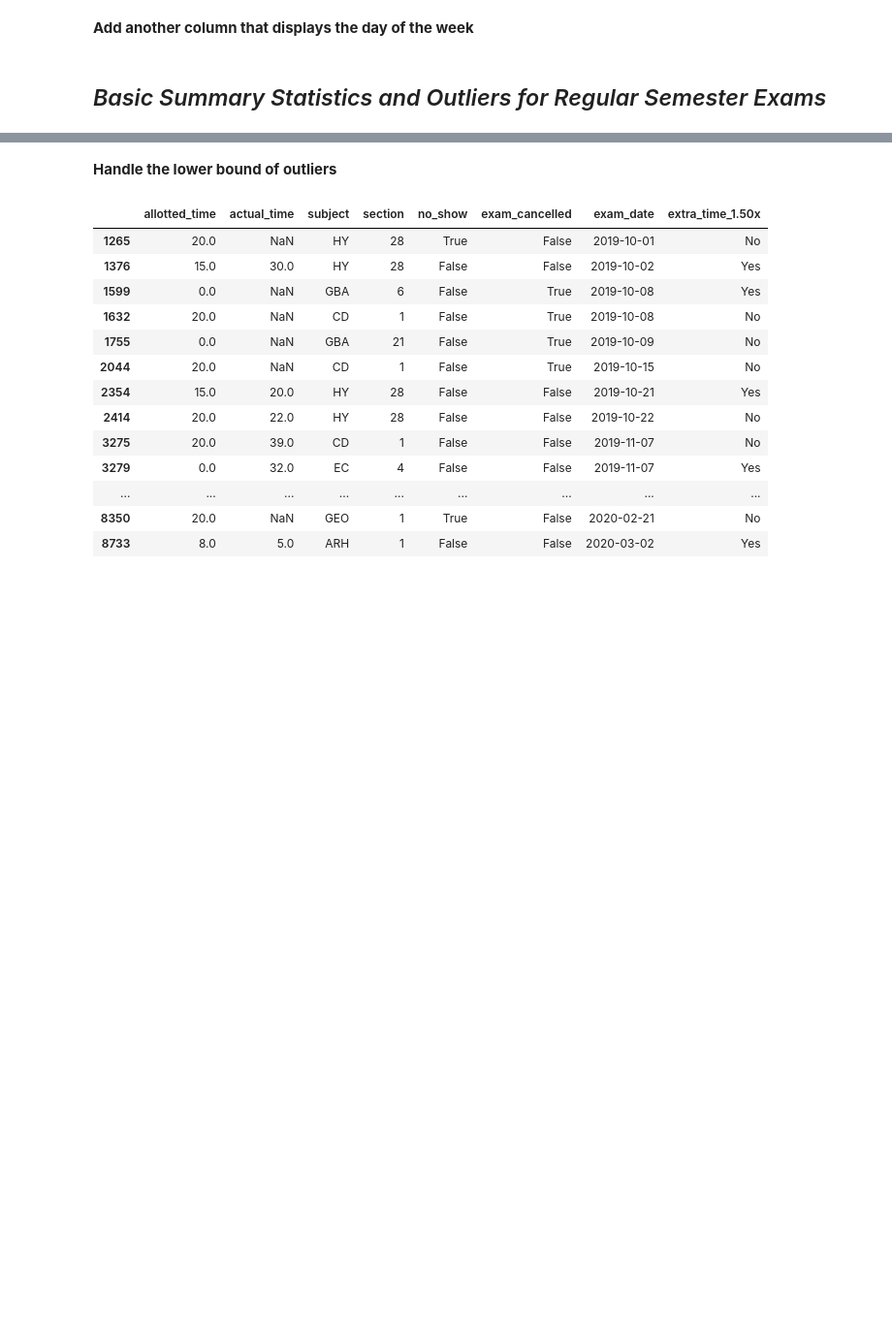
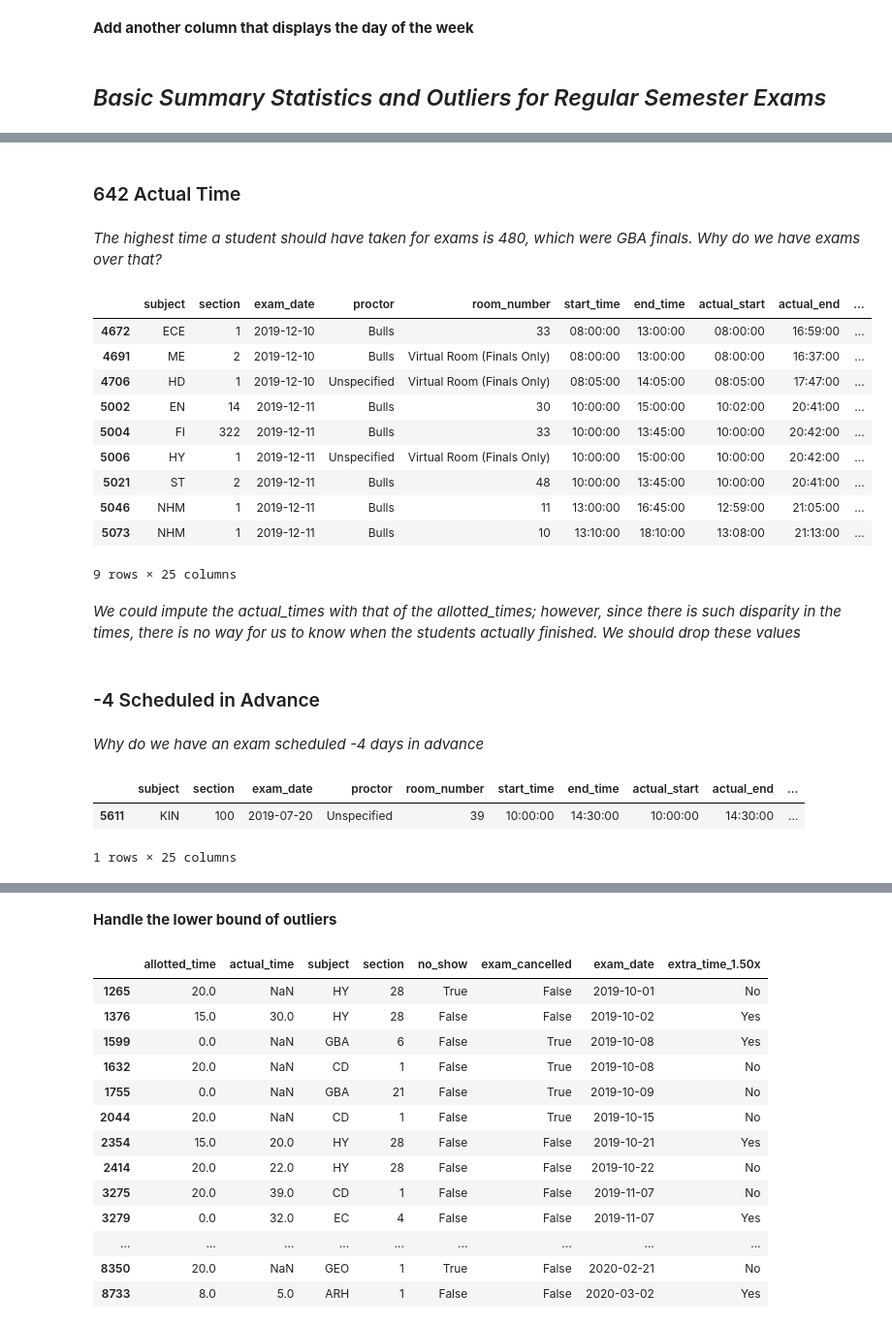
Before and after one commit to dihoxy/ODS-Test-Center-Project, a Jupyter notebook: Handling Outliers and Basic Exploratory Analysis.ipynb, the cells around one changed output, grey strips where cells are left out. Shown at 97% size. Drawn from its saved outputs; the diff is of its cells as text; code cells hidden in the pictures; blank space fills up the shorter version.

```diff
--- a/Handling Outliers and Basic Exploratory Analysis.ipynb
+++ b/Handling Outliers and Basic Exploratory Analysis.ipynb
@@ -133,0 +98,6 @@ ods['actual_time'].plot(kind='box', figsize=(10,10))
+# %%
+ods.loc[7064, ['allotted_time']] = 70
+ods.loc[8212, ['allotted_time']] = 70
+ods.loc[9229, ['allotted_time']] = 70
+ods.loc[10201, ['allotted_time']] = 70
+ods.loc[10343, ['allotted_time']] = 70
@@ -133,0 +126,28 @@ ods['actual_time'].plot(kind='box', figsize=(10,10))
+# %%
+ods.loc[4795, ['allotted_time']] = 300
+ods.loc[5693, ['allotted_time']] = 300
+ods.loc[5705, ['allotted_time']] = 300
+ods.loc[5736, ['allotted_time']] = 300
+ods.loc[6969, ['allotted_time']] = 300
+ods.drop(index=7643, inplace=True)
+ods.drop(index=9533, inplace=True)
+# %% [markdown]
+### 642 Actual Time
+# %% [markdown]
+*The highest time a student should have taken for exams is 480, which were GBA finals. Why do we have exams over that?*
+# %%
+ods[ods['actual_time'] > 480]
+# %% [output]
+|  | subject | section | exam_date | proctor | room_number | start_time | end_time | actual_start | actual_end | ... |
+| 4672 | ECE | 1 | 2019-12-10 | Bulls | 33 | 08:00:00 | 13:00:00 | 08:00:00 | 16:59:00 | ... |
+| 4691 | ME | 2 | 2019-12-10 | Bulls | Virtual Room (Finals Only) | 08:00:00 | 13:00:00 | 08:00:00 | 16:37:00 | ... |
+| 4706 | HD | 1 | 2019-12-10 | Unspecified | Virtual Room (Finals Only) | 08:05:00 | 14:05:00 | 08:05:00 | 17:47:00 | ... |
+| 5002 | EN | 14 | 2019-12-11 | Bulls | 30 | 10:00:00 | 15:00:00 | 10:02:00 | 20:41:00 | ... |
+| 5004 | FI | 322 | 2019-12-11 | Bulls | 33 | 10:00:00 | 13:45:00 | 10:00:00 | 20:42:00 | ... |
+| 5006 | HY | 1 | 2019-12-11 | Unspecified | Virtual Room (Finals Only) | 10:00:00 | 15:00:00 | 10:00:00 | 20:42:00 | ... |
+| 5021 | ST | 2 | 2019-12-11 | Bulls | 48 | 10:00:00 | 13:45:00 | 10:00:00 | 20:41:00 | ... |
+| 5046 | NHM | 1 | 2019-12-11 | Bulls | 11 | 13:00:00 | 16:45:00 | 12:59:00 | 21:05:00 | ... |
+| 5073 | NHM | 1 | 2019-12-11 | Bulls | 10 | 13:10:00 | 18:10:00 | 13:08:00 | 21:13:00 | ... |
+9 rows × 25 columns
+# %% [markdown]
+*We could impute the actual_times with that of the allotted_times; however, since there is such disparity in the times, there is no way for us to know when the students actually finished. We should drop these values*
@@ -133,0 +157,10 @@ ods['actual_time'].plot(kind='box', figsize=(10,10))
+# %% [markdown]
+### -4 Scheduled in Advance
+# %% [markdown]
+*Why do we have an exam scheduled -4 days in advance*
+# %%
+ods[ods['days_requested_submitted_in_advance']==-4]
+# %% [output]
+|  | subject | section | exam_date | proctor | room_number | start_time | end_time | actual_start | actual_end | ... |
+| 5611 | KIN | 100 | 2019-07-20 | Unspecified | 39 | 10:00:00 | 14:30:00 | 10:00:00 | 14:30:00 | ... |
+1 rows × 25 columns
```
Also changed, not shown: parts of 62 cells of this notebook, 4 other files.
